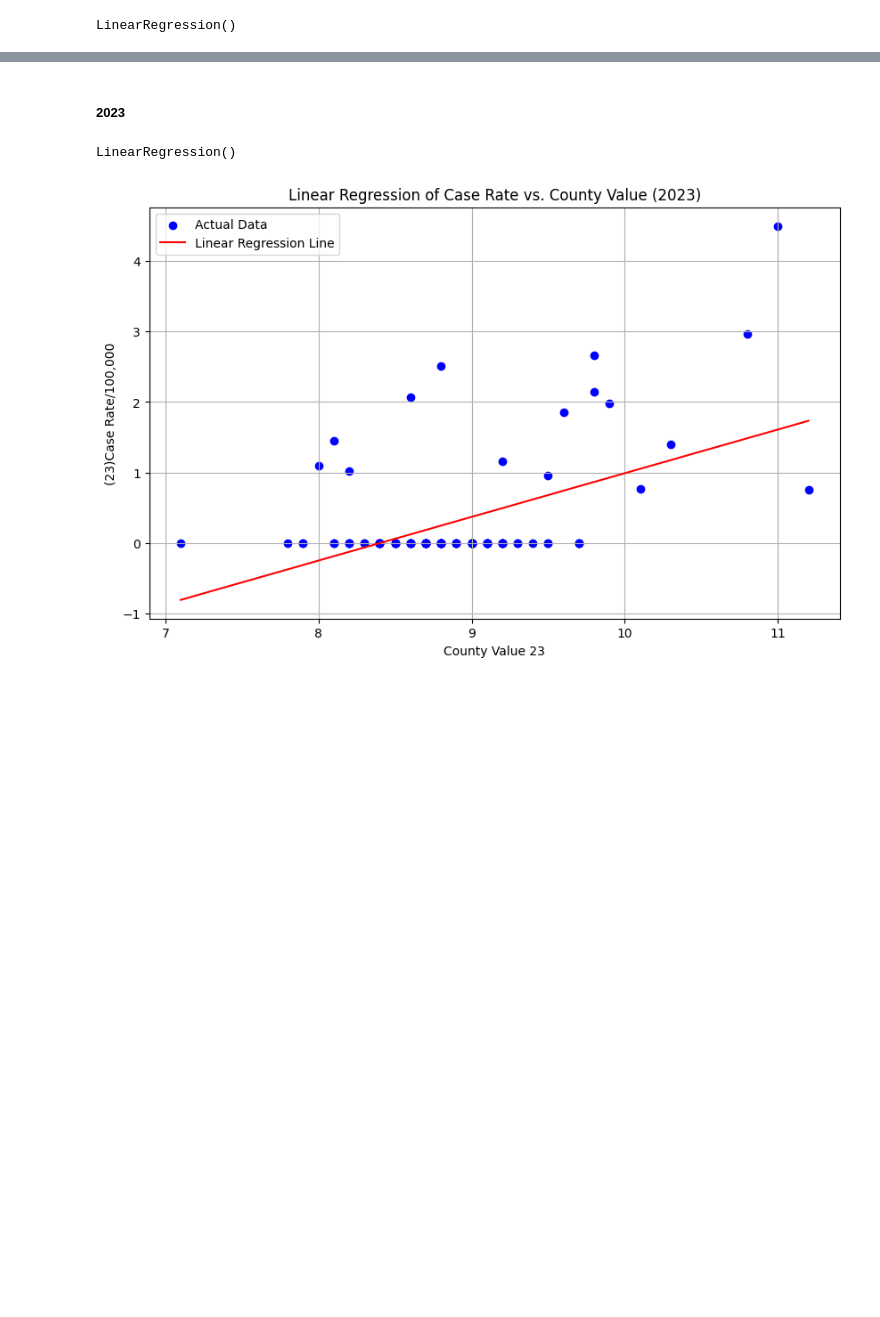
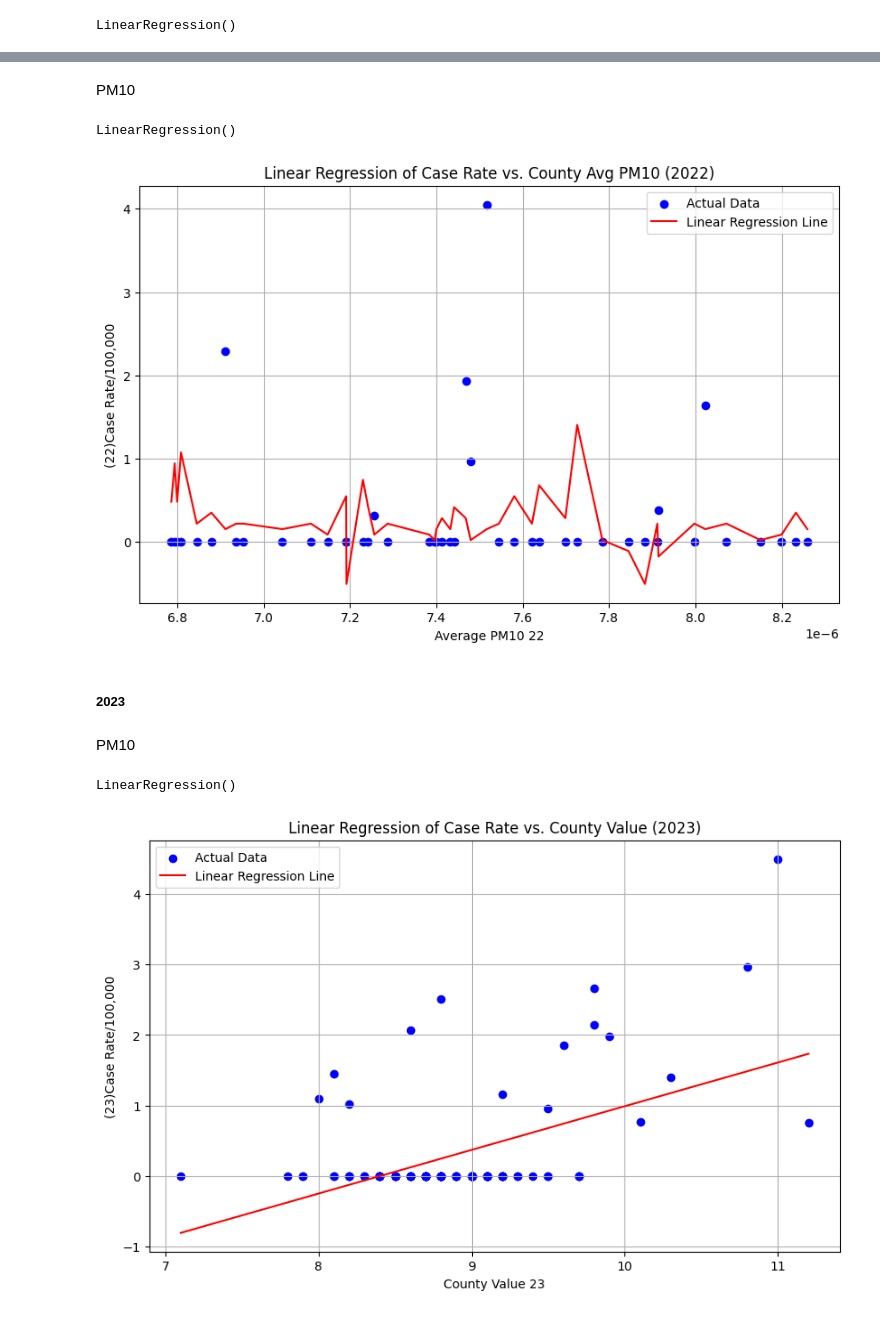
Before and after one commit to christineCLWong/idph_air_pollution_infectious, a Jupyter notebook: tuberculosis.ipynb, the cells around one changed output, grey strips where cells are left out. Saved outputs shown, nothing was run; the diff lists cells and outputs as text; code cells hidden in the pictures; blank space fills up the shorter version.

```diff
--- a/tuberculosis.ipynb
+++ b/tuberculosis.ipynb
@@ -252,6 +389,6 @@ plt.show()
 # %%
 #2022
-df_merge_22 = df_merge[["County Value 22", "(22)Case Rate/100,000"]].dropna()
+df_merge_22 = df_merge_pm25[["County Value 22", "(22)Case Rate/100,000"]].dropna()
 model_22 = LinearRegression()
 ind = ["County Value 22"]
 dep = "(22)Case Rate/100,000"
@@ -281,4 +418,37 @@ plt.show()
+# %% [markdown]
+PM10
+# %%
+#2022
+df_merge_22_pm10 = df_pm10_tub[["Average PM10 22", "(22)Case Rate/100,000"]].dropna()
+model_22_pm10 = LinearRegression()
+ind = ["Average PM10 22"]
+dep = "(22)Case Rate/100,000"
+X_22_pm10 = df_merge_22_pm10[ind].values
+y_22_pm10 = df_merge_22_pm10[dep].values
+model_22_pm10.fit(X_22_pm10, y_22_pm10)
+# %% [output]
+LinearRegression()
+# %%
+y_pred_22_pm10 = model_22_pm10.predict(X_22_pm10)
+
+plt.figure(figsize=(10, 6))  # Adjust figure size as needed
+plt.scatter(df_merge_22_pm10["Average PM10 22"], df_merge_22_pm10["(22)Case Rate/100,000"], color='blue', label='Actual Data')
+
+sorted_indices = np.argsort(X_22_pm10.flatten())
+plt.plot(X_22_pm10[sorted_indices], y_pred_22[sorted_indices], color='red', label='Linear Regression Line')
+
+# Add labels and title
+plt.xlabel("Average PM10 22")
+plt.ylabel("(22)Case Rate/100,000")
+plt.title("Linear Regression of Case Rate vs. County Avg PM10 (2022)")
+plt.legend()
+plt.grid(True)
+plt.show()
+# %% [output]
+[figure, added]
 # %% [markdown]
 <h5>2023</h5>
+# %% [markdown]
+PM10
 # %%
 #2023
```
Also changed, not shown: parts of 33 cells of this notebook.
